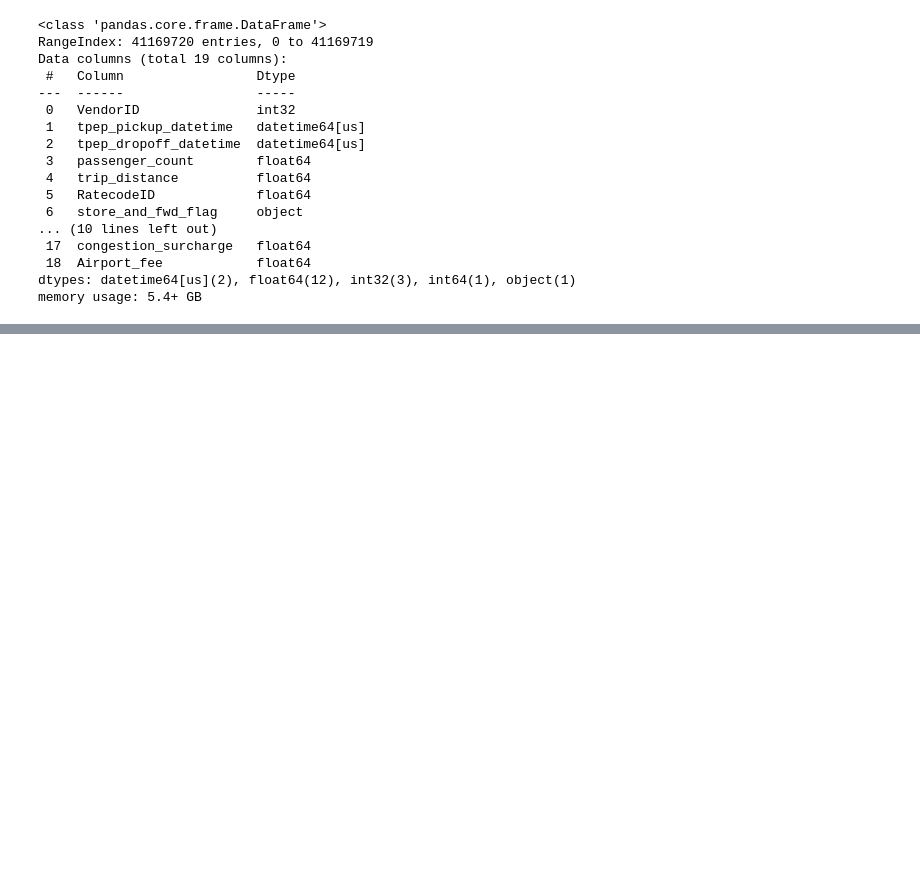
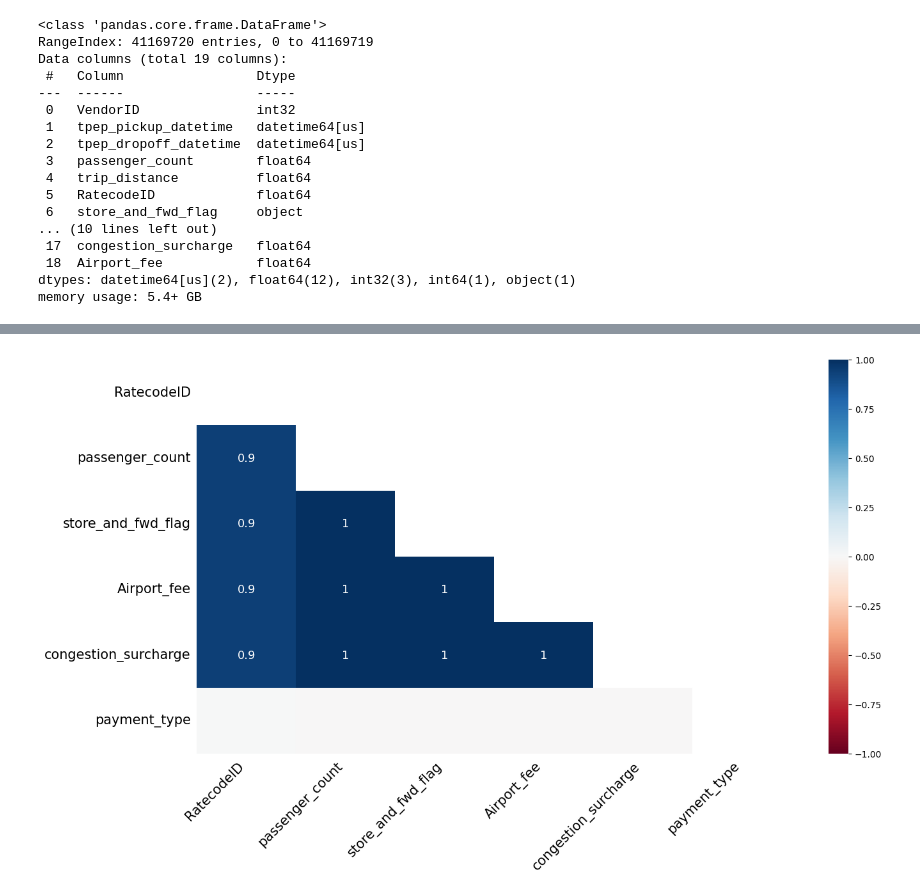
Before and after one commit to gasparrivollier/CEIA_AndD_TP_Grupo2, a Jupyter notebook: notebooks/AndD_tp.ipynb, the cells around one changed output, grey strips where cells are left out. Saved outputs shown, nothing was run; the diff lists cells and outputs as text; code cells hidden in the pictures; blank space fills up the shorter version.

```diff
--- a/notebooks/AndD_tp.ipynb
+++ b/notebooks/AndD_tp.ipynb
@@ -142,0 +109,7 @@ memory usage: 5.8+ GB
+# %%
+# Si bien supuestamente tenemos solo esos nulos que se ven ahi, tenemos que tener en cuenta que segun la descripcion del dataset también se debe tener en cuenta que:
+# Para RatecodeID: 99 es Unknown/Null
+# Para payment_type: 5 es Unknown/Null
+# Convertimos esos valores a NaN
+df['RatecodeID'] = df['RatecodeID'].replace(99, np.nan)
+df['payment_type'] = df['payment_type'].replace(5, np.nan)
@@ -143,3 +151,22 @@ memory usage: 5.8+ GB
+# %%
+# Calcular cantidad de NaN por columna
+missing_counts = df.isna().sum()
+# Ordenar columnas: primero las con más NaN, al final las con menos
+sorted_cols = missing_counts.sort_values(ascending=False).index.tolist()
+# Reordenar DataFrame
+df_sorted = df[sorted_cols]
+
+# Graficar heatmap con el nuevo orden
+fig, ax = plt.subplots(figsize=(15, 8))
+msno.heatmap(df_sorted, fontsize=15, ax=ax)
+
+# Opcional: cambiar color del texto dentro de las celdas
+for text in ax.texts:
+    text.set_color("white")
+
+plt.show()
+# %% [output]
+[figure, added]
 # %%
 '''
 Verificar si columna "store_and_fwd_flag" tiene valores distintos a 'Y' y 'N' si no,
```
Also changed, not shown: parts of 14 cells of this notebook.
